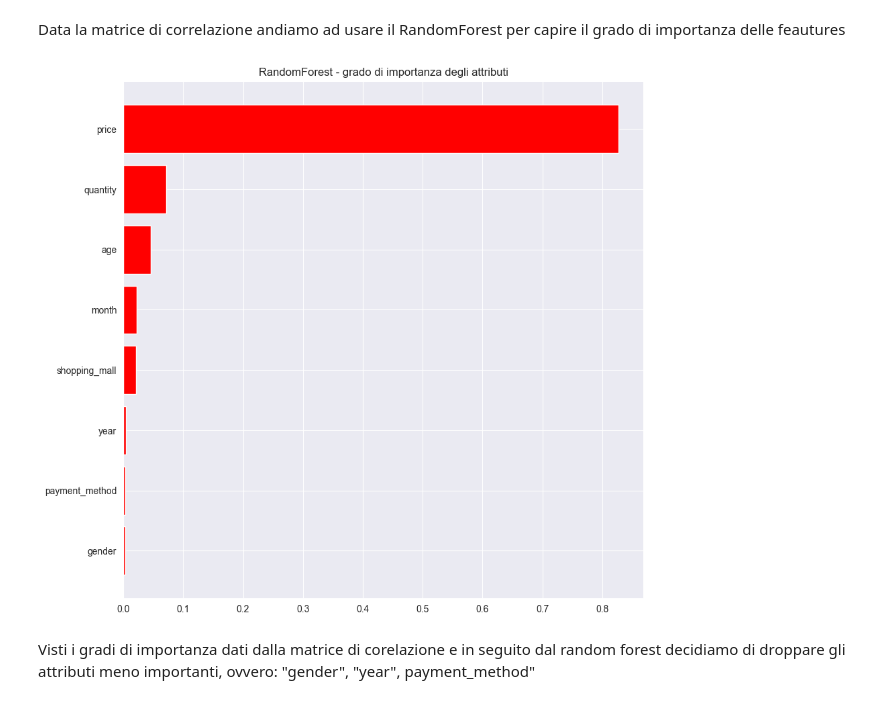
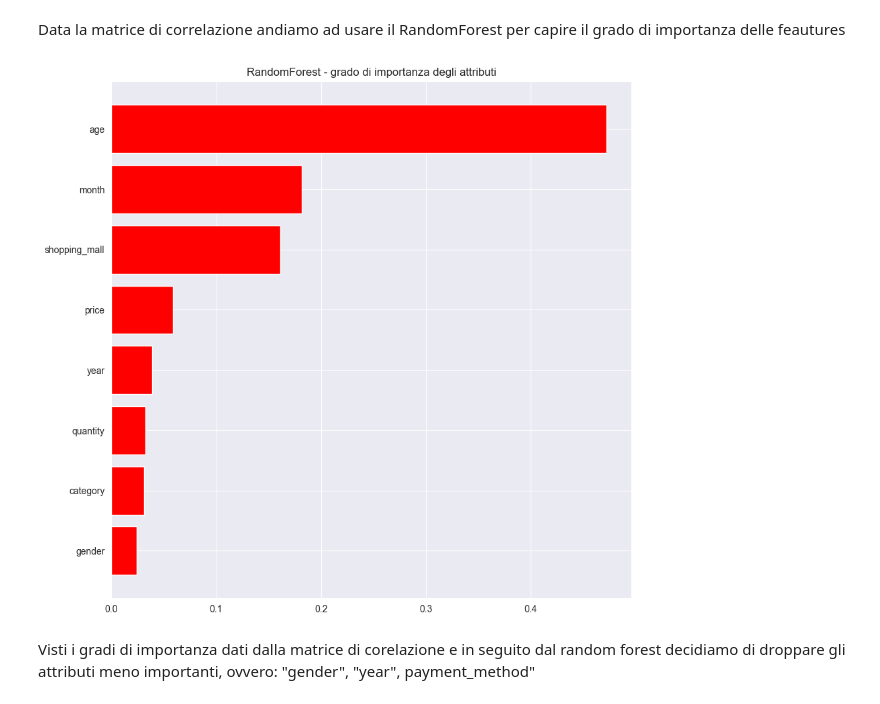
Before and after one commit to pasquale9197/Rainfall-prediction-in-Australia-a-Data-Mining-project, a Jupyter notebook: CustomerShopping progettoDataMining.ipynb, the cells around one changed output. Cells and saved outputs as stored; diff of their text form; code cells hidden in the pictures.

```diff
--- a/CustomerShopping progettoDataMining.ipynb
+++ b/CustomerShopping progettoDataMining.ipynb
@@ -455,22 +445,23 @@ plt.show()
 # %% [markdown]
 Data la matrice di correlazione andiamo ad usare il RandomForest per capire il grado di importanza delle feautures
 # %%
-df_encoded_y = df_encoded['category']
-df_encoded_x = df_encoded.drop('category', axis=1)
+attr = 'payment_method'
+df_encoded_y = df_encoded[attr]
+df_encoded_x = df_encoded.drop(attr, axis=1)
 forest = RandomForestClassifier()
 forest.fit(df_encoded_x,df_encoded_y)
 
 attributi = df_encoded_x.columns
 importances = forest.feature_importances_ #grado di importanza fra tutti gli attributi
 index = np.argsort(importances) #mappa ogni grado di importanza con l-attributo corrispondente
 
 plt.figure(figsize=(10,10))
 plt.title('RandomForest - grado di importanza degli attributi')
 plt.barh(range(len(index)), importances[index], color='r', align='center')
 plt.yticks(range(len(index)), attributi[index])
 plt.show()
 # %% [output]
-[figure, old version]
+[figure, new version]
 # %% [markdown]
 Visti i gradi di importanza dati dalla matrice di corelazione e in seguito dal random forest decidiamo di droppare gli attributi meno importanti, ovvero: "gender", "year", payment_method"
 # %%
```
Also changed, not shown: parts of 11 cells of this notebook, 2 other files.
